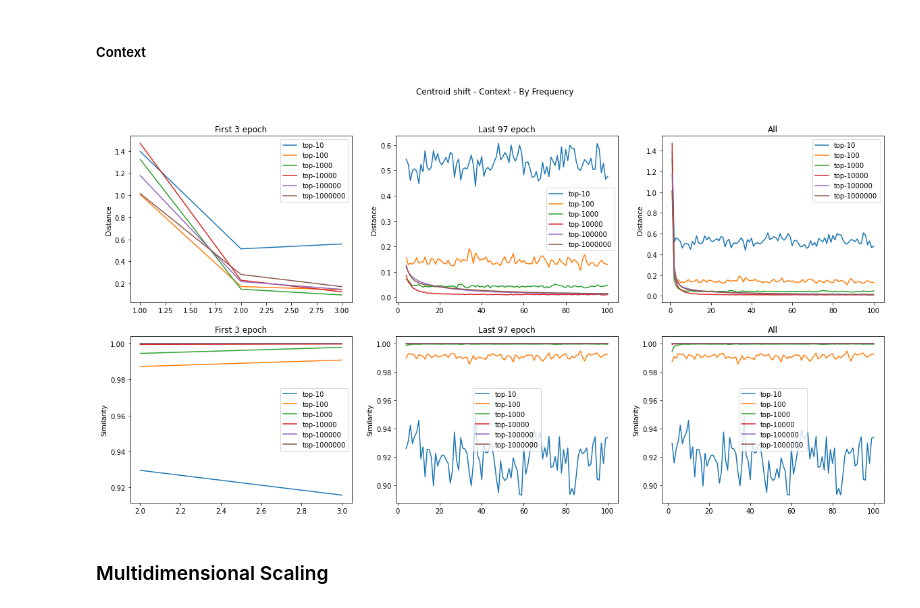
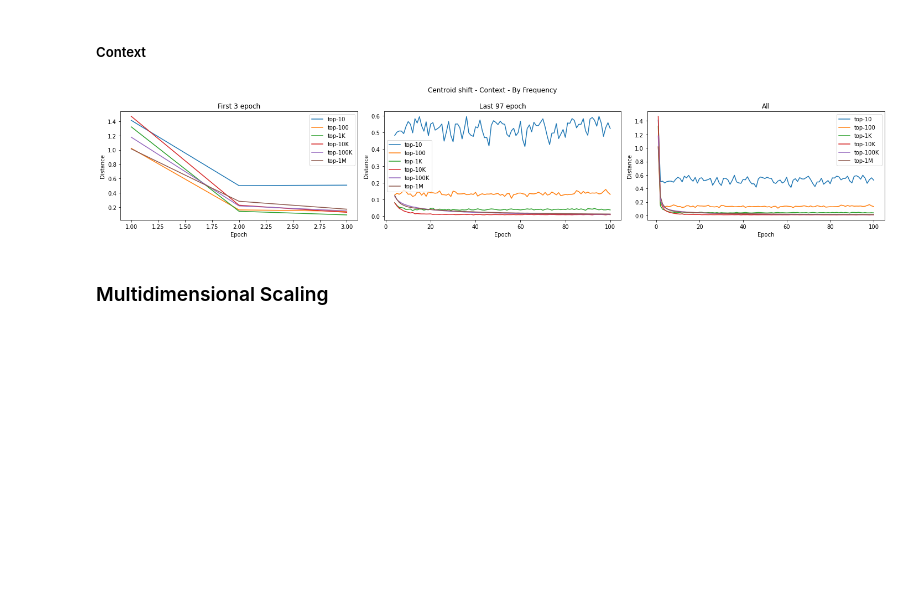
Before and after one commit to juancruzsosa/thesis, a Jupyter notebook: W2V_Stability.ipynb, the cells around one changed output. Cells and saved outputs as stored; diff of their text form; code cells hidden in the pictures; blank space fills up the shorter version.

```diff
--- a/W2V_Stability.ipynb
+++ b/W2V_Stability.ipynb
@@ -114,7 +148,7 @@ df_words = pd.DataFrame({'index': np.arange(len(counts)),
                          'freq_class': 'other'})
 freq_class = pd.Series(['other'] * len(df_words), index=df_words.index)
 for i in range(0,math.ceil(np.log10(len(df_words)))):
-    freq_class.iloc[int((10**(i+1)-1)/(10-1)-1):int((10**(i+2)-1)/(10-1)-1)] = f'top-{10**(i+1)}'
+    freq_class.iloc[int((10**(i+1)-1)/(10-1)-1):int((10**(i+2)-1)/(10-1)-1)] = BigNum(10**(i+1), prefix='top-')
 df_words['freq_class'] = freq_class.astype('category')
 # %% [markdown]
 ## Dataset Exploration
@@ -432,7 +480,7 @@ plt.show()
 # %% [markdown]
 #### By frequency
 # %%
-fig, axs = plt.subplots(figsize=(12, 15), nrows=2)
+fig, axs = plt.subplots(figsize=(25, 9), ncols=2)
 plt.suptitle("Vectors L2- norm - By Frequency")
 dist_emb_means_by_freq = emb_centroid_by_freq_callback.norm_means
 dist_emb_stds_by_freq = emb_centroid_by_freq_callback.norm_stds
@@ -455,5 +503,7 @@ for cat in emb_centroid_by_freq_callback.centroids.keys():
 for ax in axs:
     add_epochs_xticks(ax)
     ax.legend()
+plt.tight_layout()
+plt.savefig(IMAGES_ROOT/'l2_norm_by_freq.png')
 plt.show()
 # %% [output]
@@ -493,13 +553,15 @@ Medida de que tan se aleja (en distancia $L^2$ y ánglulo) el centroide al termi
 # %% [markdown]
 #### Overall
 # %%
-fig, axs = plt.subplots(figsize=(20, 10), ncols=3, nrows=2)
-
+fig, axs = plt.subplots(figsize=(22, 4), ncols=3, nrows=1)
+axs = axs.reshape(1,3)
 plt.suptitle("Centroid shift - Overall")
 
 show_centroid_shift(axs, emb_centroid_callback.centroids, label='embedding', epoch_split=3*ITER_STEPS, unit=unit)
 show_centroid_shift(axs, ctx_centroid_callback.centroids, label='context', epoch_split=3*ITER_STEPS, unit=unit)
 for ax in axs.flatten():
     ax.legend()
+plt.tight_layout()
+plt.savefig(IMAGES_ROOT/'centroid_shift.png')
 plt.show()
 # %% [output]
@@ -509,12 +571,15 @@ plt.show()
 # %% [markdown]
 ##### Embedding
 # %%
-fig, axs = plt.subplots(figsize=(20, 10), ncols=3, nrows=2)
+fig, axs = plt.subplots(figsize=(20, 4), ncols=3, nrows=1)
+axs = axs.reshape(1,3)
 plt.suptitle("Centroid shift - Embedding - By Frequency")
 
 for cat, centroid_hist in emb_centroid_by_freq_callback.centroids.items():
     show_centroid_shift(axs, centroid_hist, label=cat, epoch_split=3*ITER_STEPS, unit=unit)
 for ax in axs.flatten():
     ax.legend()
+plt.tight_layout()
+plt.savefig(IMAGES_ROOT/'centroid_shift_by_freq.png')
 plt.show()
 # %% [output]
@@ -522,16 +587,19 @@ plt.show()
 # %% [markdown]
 ##### Context
 # %%
-fig, axs = plt.subplots(figsize=(20, 10), ncols=3, nrows=2)
+fig, axs = plt.subplots(figsize=(20, 4), ncols=3, nrows=1)
+axs = axs.reshape(1,3)
 plt.suptitle("Centroid shift - Context - By Frequency")
 
 for cat, centroid_hist in ctx_centroid_by_freq_callback.centroids.items():
     show_centroid_shift(axs, centroid_hist, label=cat, epoch_split=3*ITER_STEPS, unit=unit)
 for ax in axs.flatten():
     ax.legend()
+plt.tight_layout()
+plt.savefig(IMAGES_ROOT/'centroid_ctx_shift_by_freq.png')
 plt.show()
 # %% [output]
-[figure, old version]
+[figure, new version]
 # %% [markdown]
 ### Multidimensional Scaling
 # %% [markdown]
```
Also changed, not shown: parts of 27 cells of this notebook, 1 other file.
